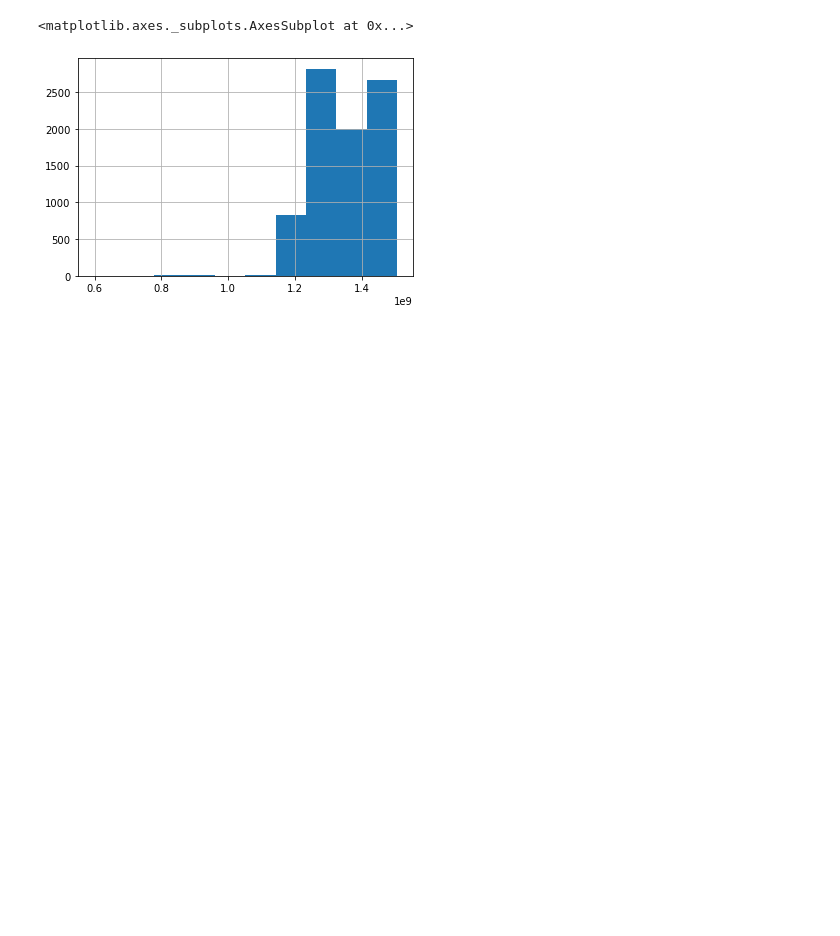
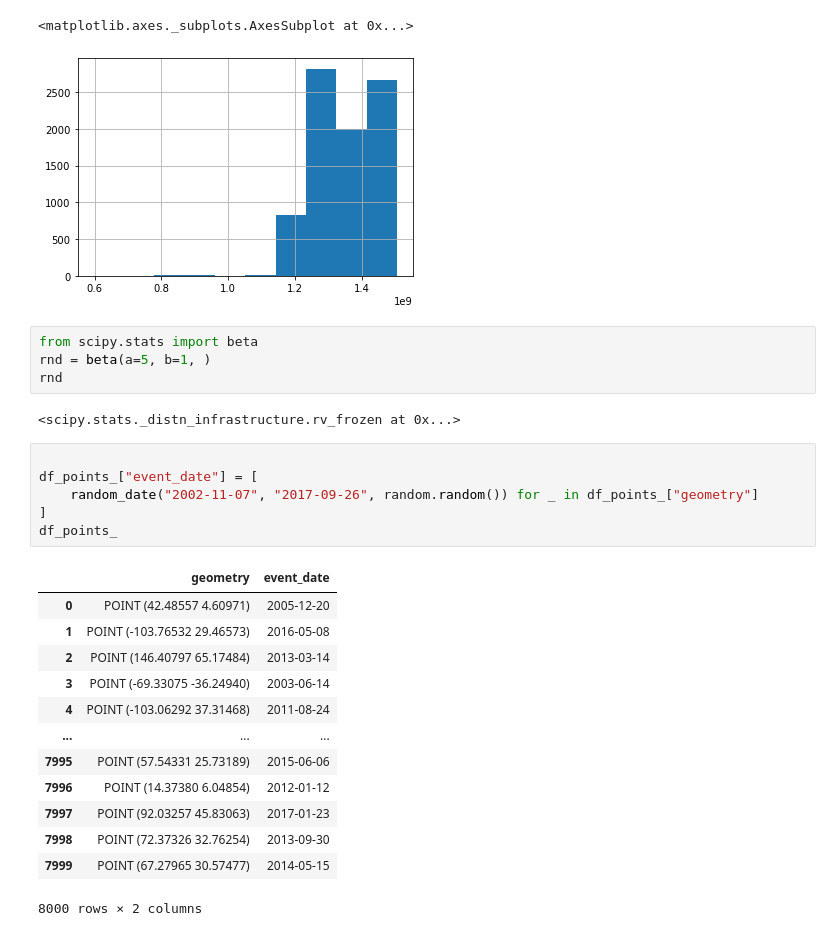
Before and after one commit to Competencia-de-Climate-Change/Landslide_EarlyDetection, a Jupyter notebook: NuevaClase.ipynb, the cells around one changed output. Drawn from its saved outputs; the diff is of its cells as text; blank space fills up the shorter version.

```diff
--- a/NuevaClase.ipynb
+++ b/NuevaClase.ipynb
@@ -230,3 +230,29 @@ times.hist()
 # %% [output]
 <matplotlib.axes._subplots.AxesSubplot at 0x...>
 [figure]
+# %%
+from scipy.stats import beta
+rnd = beta(a=5, b=1, )
+rnd
+# %% [output]
+<scipy.stats._distn_infrastructure.rv_frozen at 0x...>
+# %%
+
+df_points_["event_date"] = [
+    random_date("2002-11-07", "2017-09-26", random.random()) for _ in df_points_["geometry"]
+]
+df_points_
+# %% [output]
+|  | geometry | event_date |
+| 0 | POINT (42.48557 4.60971) | 2005-12-20 |
+| 1 | POINT (-103.76532 29.46573) | 2016-05-08 |
+| 2 | POINT (146.40797 65.17484) | 2013-03-14 |
+| 3 | POINT (-69.33075 -36.24940) | 2003-06-14 |
+| 4 | POINT (-103.06292 37.31468) | 2011-08-24 |
+| ... | ... | ... |
+| 7995 | POINT (57.54331 25.73189) | 2015-06-06 |
+| 7996 | POINT (14.37380 6.04854) | 2012-01-12 |
+| 7997 | POINT (92.03257 45.83063) | 2017-01-23 |
+| 7998 | POINT (72.37326 32.76254) | 2013-09-30 |
+| 7999 | POINT (67.27965 30.57477) | 2014-05-15 |
+8000 rows × 2 columns
```
Also changed, not shown: parts of 2 cells of this notebook, 1 other file.
